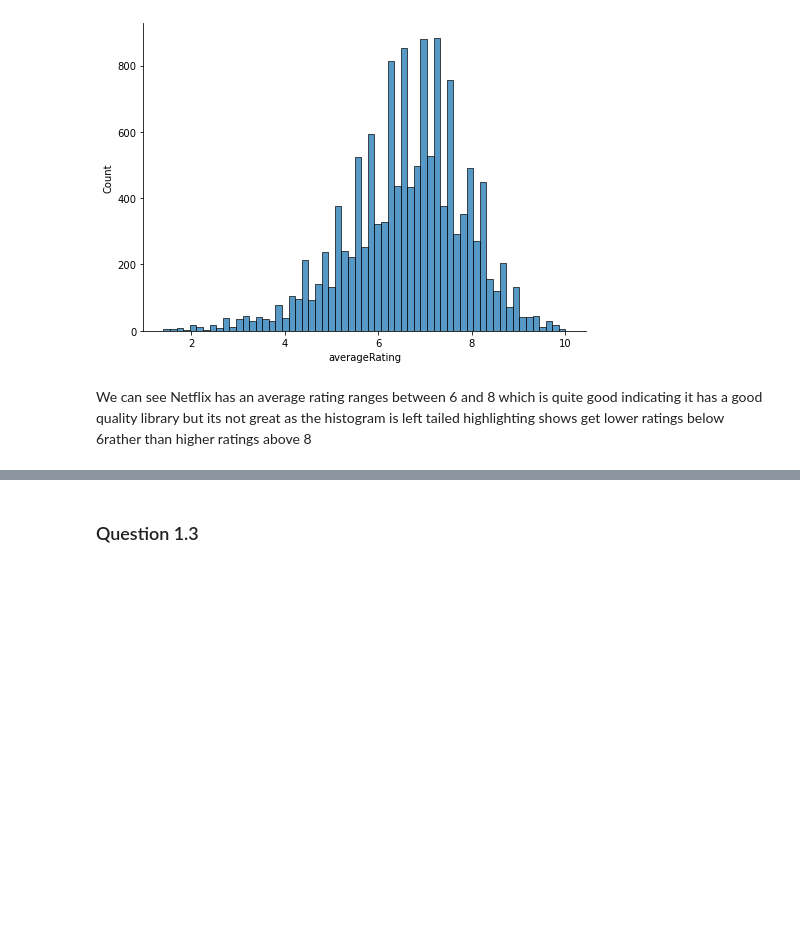
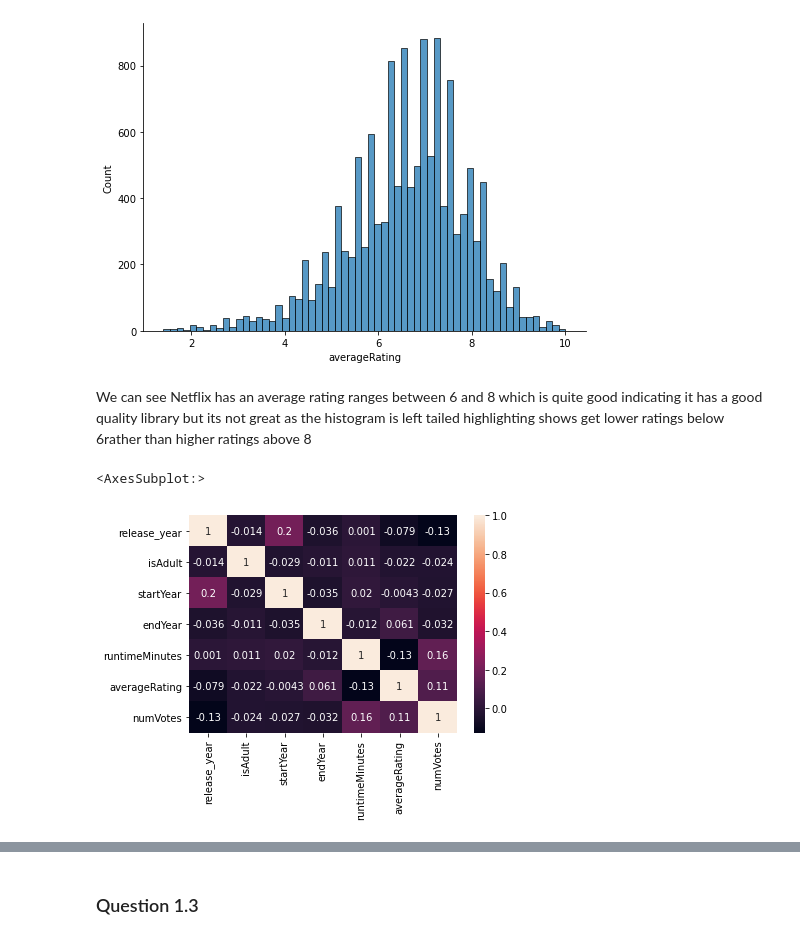
Before and after one commit to gfbangie/hopefullyworks, a Jupyter notebook: Exam-1828201.ipynb, the cells around one changed output, grey strips where cells are left out. Saved outputs shown, nothing was run; the diff lists cells and outputs as text; code cells hidden in the pictures; blank space fills up the shorter version.

```diff
--- a/Exam-1828201.ipynb
+++ b/Exam-1828201.ipynb
@@ -355,3 +355,7 @@ sns.displot(final.averageRating,aspect=1.4)
 We can see Netflix has an average rating ranges between 6 and 8 which is quite good indicating it has a good quality library but its not great as the histogram is left tailed highlighting shows get lower ratings below 6rather than higher ratings above 8
 # %%
 # Question 1.2.4
+sns.heatmap(final.corr(),annot=True)
+# %% [output]
+<AxesSubplot:>
+[figure, added]
```
Also changed, not shown: parts of 135 cells of this notebook.
